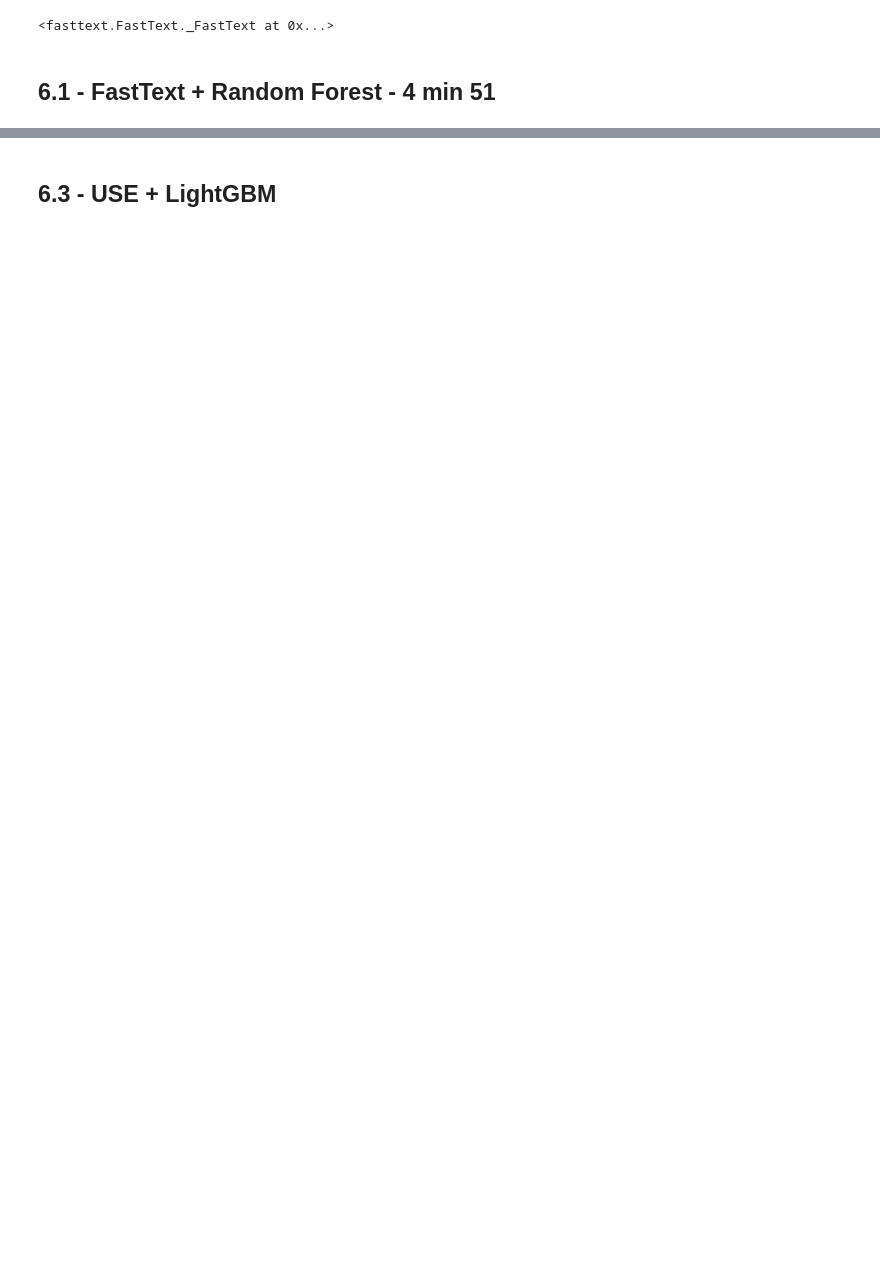
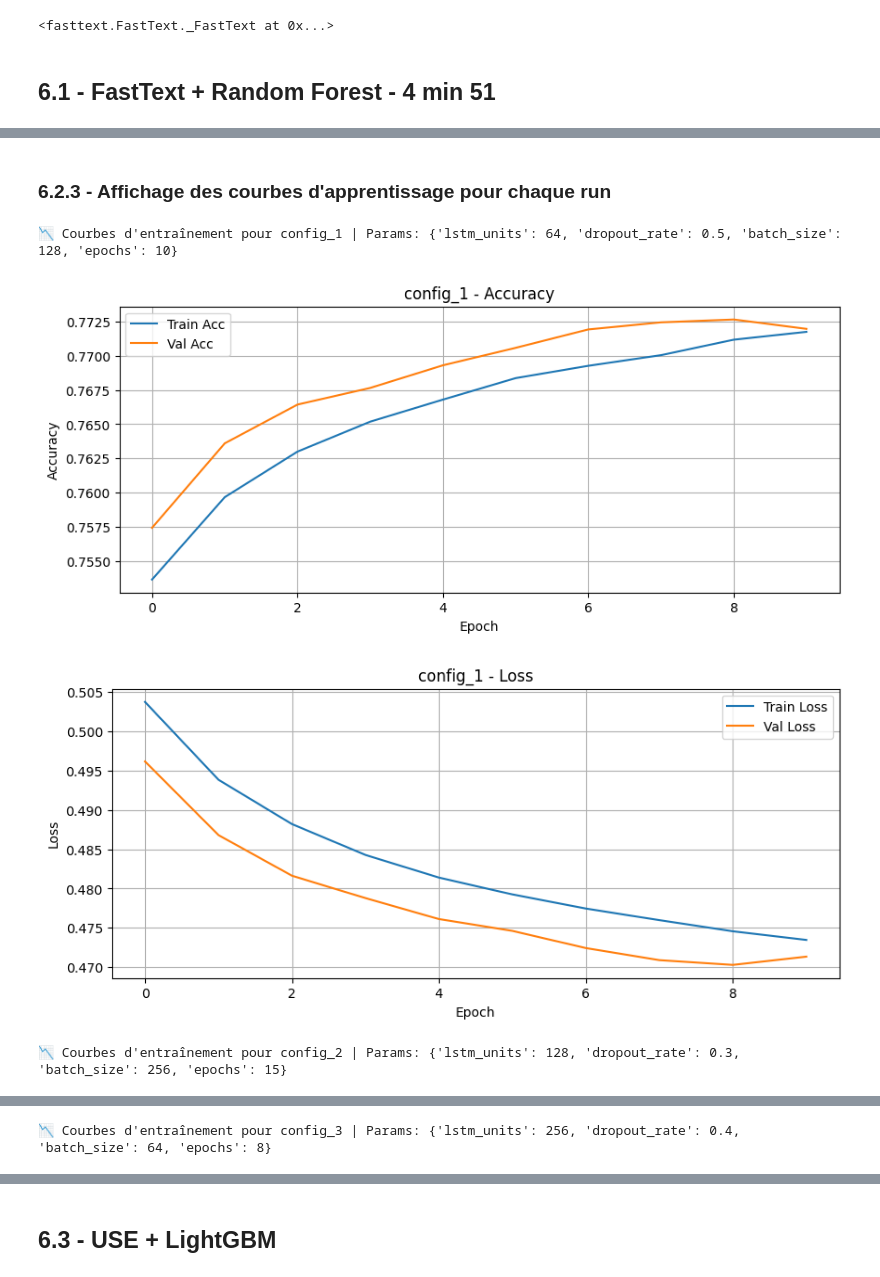
Before and after one commit to Arnaud66170/P7_sentiment_MLOps, a Jupyter notebook: notebooks/P7_main_notebook.ipynb, the cells around one changed output, grey strips where cells are left out. Cells and saved outputs as stored; diff of their text form; code cells hidden in the pictures; blank space fills up the shorter version.

```diff
--- a/notebooks/P7_main_notebook.ipynb
+++ b/notebooks/P7_main_notebook.ipynb
@@ -201,0 +429,44 @@ WARNING:absl:Compiled the loaded model, but the compiled metrics have yet to be
+# %% [markdown]
+### 6.2.3 - Affichage des courbes d'apprentissage pour chaque run
+# %%
+for i, result in enumerate(results_lstm):
+    config_id = result["config_id"]
+    params = {k: result[k] for k in ["lstm_units", "dropout_rate", "batch_size", "epochs"]}
+
+    # Recharge le modèle pour récupérer l'historique associé
+    print(f"\n📉 Courbes d'entraînement pour {config_id} | Params: {params}")
+
+    # Si tu veux sauvegarder les historiques dans results_lstm, tu dois d'abord stocker `history.history` dans la boucle plus haut :
+    # result["history"] = history.history
+
+    hist = result.get("history")
+
+    if hist is not None:
+        # Accuracy
+        plt.figure(figsize=(10, 4))
+        plt.plot(hist['accuracy'], label='Train Acc')
+        plt.plot(hist['val_accuracy'], label='Val Acc')
+        plt.title(f"{config_id} - Accuracy")
+        plt.xlabel("Epoch")
+        plt.ylabel("Accuracy")
+        plt.legend()
+        plt.grid(True)
+        plt.show()
+
+        # Loss
+        plt.figure(figsize=(10, 4))
+        plt.plot(hist['loss'], label='Train Loss')
+        plt.plot(hist['val_loss'], label='Val Loss')
+        plt.title(f"{config_id} - Loss")
+        plt.xlabel("Epoch")
+        plt.ylabel("Loss")
+        plt.legend()
+        plt.grid(True)
+        plt.show()
+    else:
+        print("⚠️ Aucun historique enregistré pour cette configuration.")
+# %% [output]
+📉 Courbes d'entraînement pour config_1 | Params: {'lstm_units': 64, 'dropout_rate': 0.5, 'batch_size': 128, 'epochs': 10}
+[figure, added]
+[figure, added]
+📉 Courbes d'entraînement pour config_2 | Params: {'lstm_units': 128, 'dropout_rate': 0.3, 'batch_size': 256, 'epochs': 15}
@@ -201,0 +475 @@ WARNING:absl:Compiled the loaded model, but the compiled metrics have yet to be
+📉 Courbes d'entraînement pour config_3 | Params: {'lstm_units': 256, 'dropout_rate': 0.4, 'batch_size': 64, 'epochs': 8}
```
Also changed, not shown: parts of 26 cells of this notebook, 5 other files.
